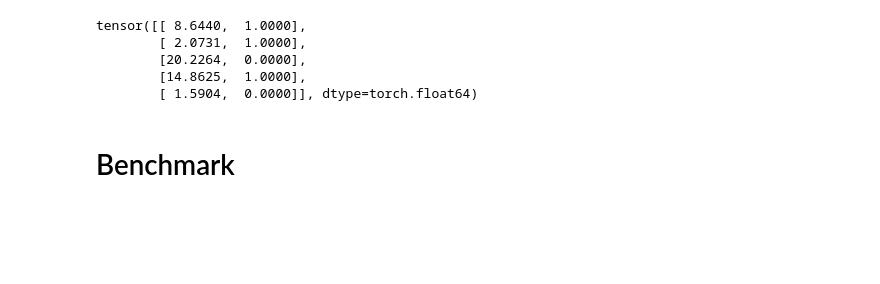
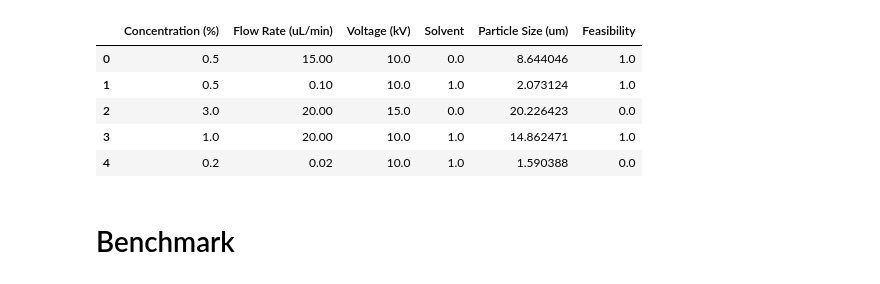
Before and after one commit to FrankWanger/CCBO, a Jupyter notebook: CCBO_benchmark.ipynb, the cells around one changed output. Saved outputs shown, nothing was run; the diff lists cells and outputs as text; code cells hidden in the pictures; blank space fills up the shorter version.

```diff
--- a/CCBO_benchmark.ipynb
+++ b/CCBO_benchmark.ipynb
@@ -12,49 +12,57 @@ from ccbo.core import (
 
 tkwargs = {
     "dtype": torch.double,
-    # "device": torch.device("cuda" if torch.cuda.is_available() else "cpu"),
     "device": torch.device("cpu"),
 }
 
 # Set the aiming particle size (um)
-TARGET_SIZE = torch.tensor(6, **tkwargs)
+TARGET_SIZE = torch.tensor(6.0, **tkwargs)
 
 # Set the solvent dictionary: 0 for DMAc, 1 for CHCl3
 SOLVENT_DICT = {1: "CHCl3", 0: "DMAc"}
 
 # Set the bounds for the processing parameters: Concentration (%), Flow Rates (uL/min), Voltage (kV), Solvent
 bounds = torch.tensor([[0.05, 0.01, 10, 0], [5.0, 60.0, 18, 1]], **tkwargs)
 
 # Set params for benchmark
 ITERS = 10
 TRIALS = 20
 BATCH_SIZE = 2
-strategies = ("qEI", "qEI_vi_mixed_con", "qEICF_vi_mixed_con", "rnd")
+strategies = ("qEI", "qEI_vi_mixed_con", "qEICF_vi_mixed_con", "rnd") # qEI for vanilla BO, qEI_vi_mixed_con for constrained BO, qEICF_vi_mixed_con for CCBO, rnd for random search
 
 # Set if using parallel computing
 PARA_EVAL = True
 
 # exp_record organized by [Concentration (%), Flow Rate (uL/min), Voltage (kV), Solvent]
 exp_record = torch.tensor(
     [
         [0.5, 15, 10, 0],
         [0.5, 0.1, 10, 1],
         [3, 20, 15, 0],
         [1, 20, 10, 1],
         [0.2, 0.02, 10, 1],
     ],
     **tkwargs
 )
 
 X_init = exp_record
 Y_init = sim_espray_constrained(X_init)
-print(Y_init)
+
+# show initial experiment as a dataframe
+experiment_df = pd.DataFrame(
+    torch.cat([X_init, Y_init], dim=-1).detach().numpy(),
+    columns=["Concentration (%)", "Flow Rate (uL/min)", "Voltage (kV)", "Solvent", "Particle Size (um)", "Feasibility"],
+)
+# Convert the solvent column to string
+experiment_df["Solvent"] = experiment_df["Solvent"].map({1: "CHCl3", 0: "DMAc"})
+experiment_df
 # %% [output]
-tensor([[ 8.6440,  1.0000],
-        [ 2.0731,  1.0000],
-        [20.2264,  0.0000],
-        [14.8625,  1.0000],
-        [ 1.5904,  0.0000]], dtype=torch.float64)
+|  | Concentration (%) | Flow Rate (uL/min) | Voltage (kV) | Solvent | Particle Size (um) | Feasibility |
+| 0 | 0.5 | 15.00 | 10.0 | 0.0 | 8.644046 | 1.0 |
+| 1 | 0.5 | 0.10 | 10.0 | 1.0 | 2.073124 | 1.0 |
+| 2 | 3.0 | 20.00 | 15.0 | 0.0 | 20.226423 | 0.0 |
+| 3 | 1.0 | 20.00 | 10.0 | 1.0 | 14.862471 | 1.0 |
+| 4 | 0.2 | 0.02 | 10.0 | 1.0 | 1.590388 | 0.0 |
 # %% [markdown]
 # Benchmark
 # %%
```
Also changed, not shown: parts of 2 cells of this notebook, 2 other files.
